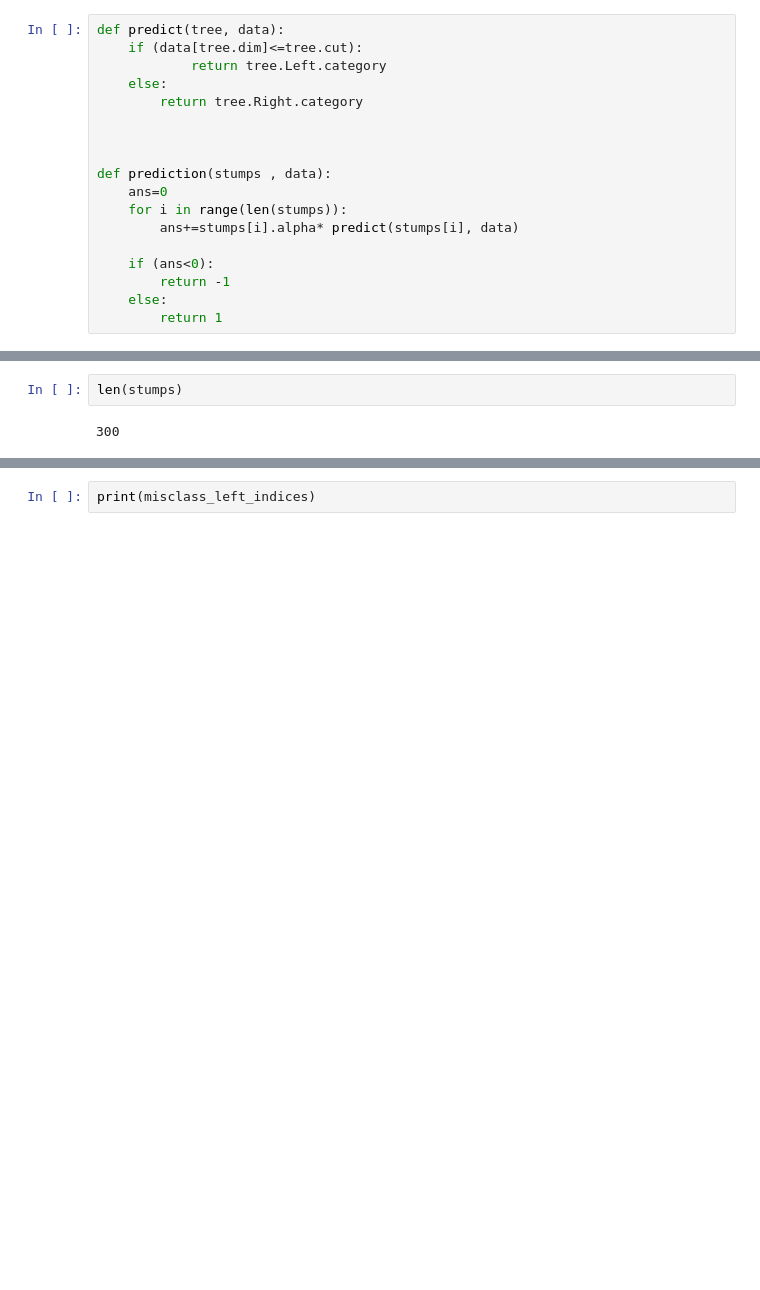
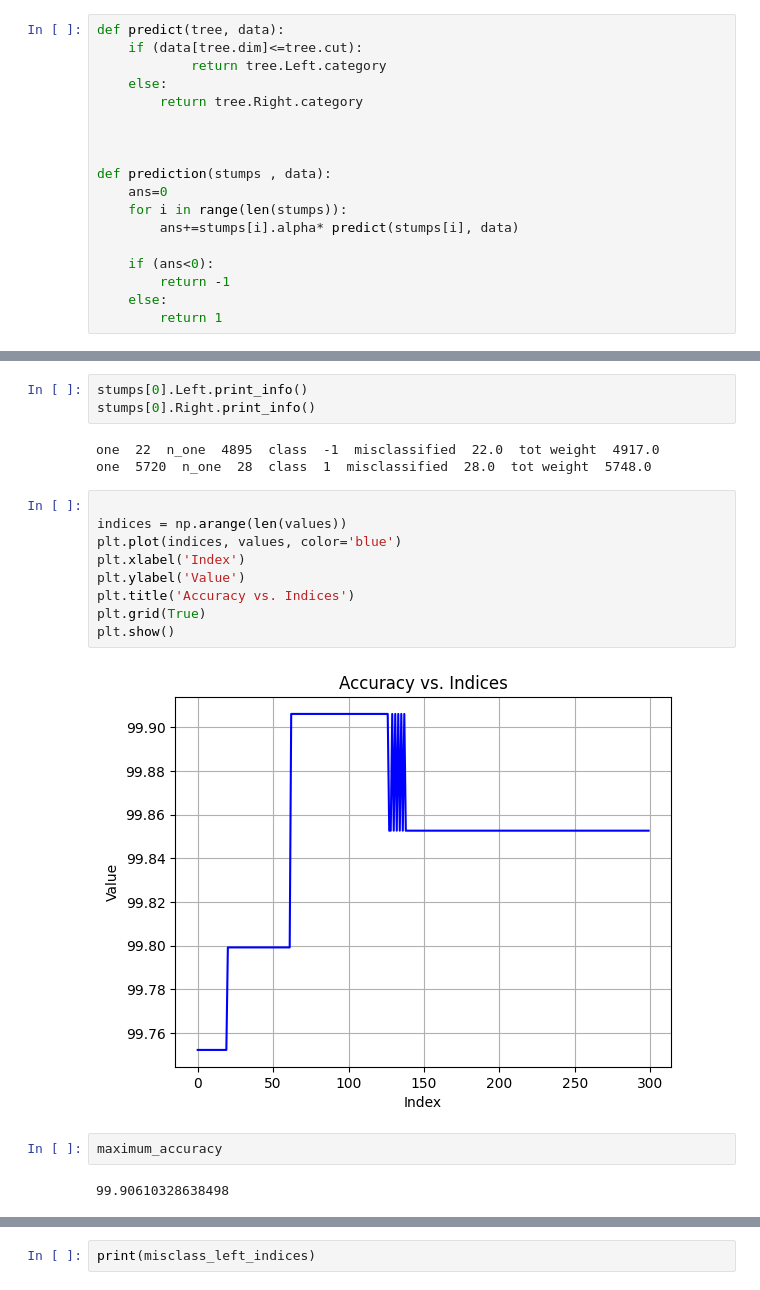
Before and after one commit to baljyot25/SML-Assignments, a Jupyter notebook: Assignment_4.ipynb/Q1.ipynb, the cells around one changed output, grey strips where cells are left out. Cells and saved outputs as stored; diff of their text form; blank space fills up the shorter version.

```diff
--- a/Assignment_4.ipynb/Q1.ipynb
+++ b/Assignment_4.ipynb/Q1.ipynb
@@ -553,5 +331,22 @@ Total Accuracy 99.89905016298351 %
-# %%
-len(stumps)
-# %% [output]
-300
+# %%
+stumps[0].Left.print_info()
+stumps[0].Right.print_info()
+# %% [output]
+one  22  n_one  4895  class  -1  misclassified  22.0  tot weight  4917.0
+one  5720  n_one  28  class  1  misclassified  28.0  tot weight  5748.0
+# %%
+
+indices = np.arange(len(values))
+plt.plot(indices, values, color='blue')
+plt.xlabel('Index')
+plt.ylabel('Value')
+plt.title('Accuracy vs. Indices')
+plt.grid(True)
+plt.show()
+# %% [output]
+[figure, added]
+# %%
+maximum_accuracy
+# %% [output]
+99.90610328638498
 # %%
```
Also changed, not shown: parts of 6 cells of this notebook.
